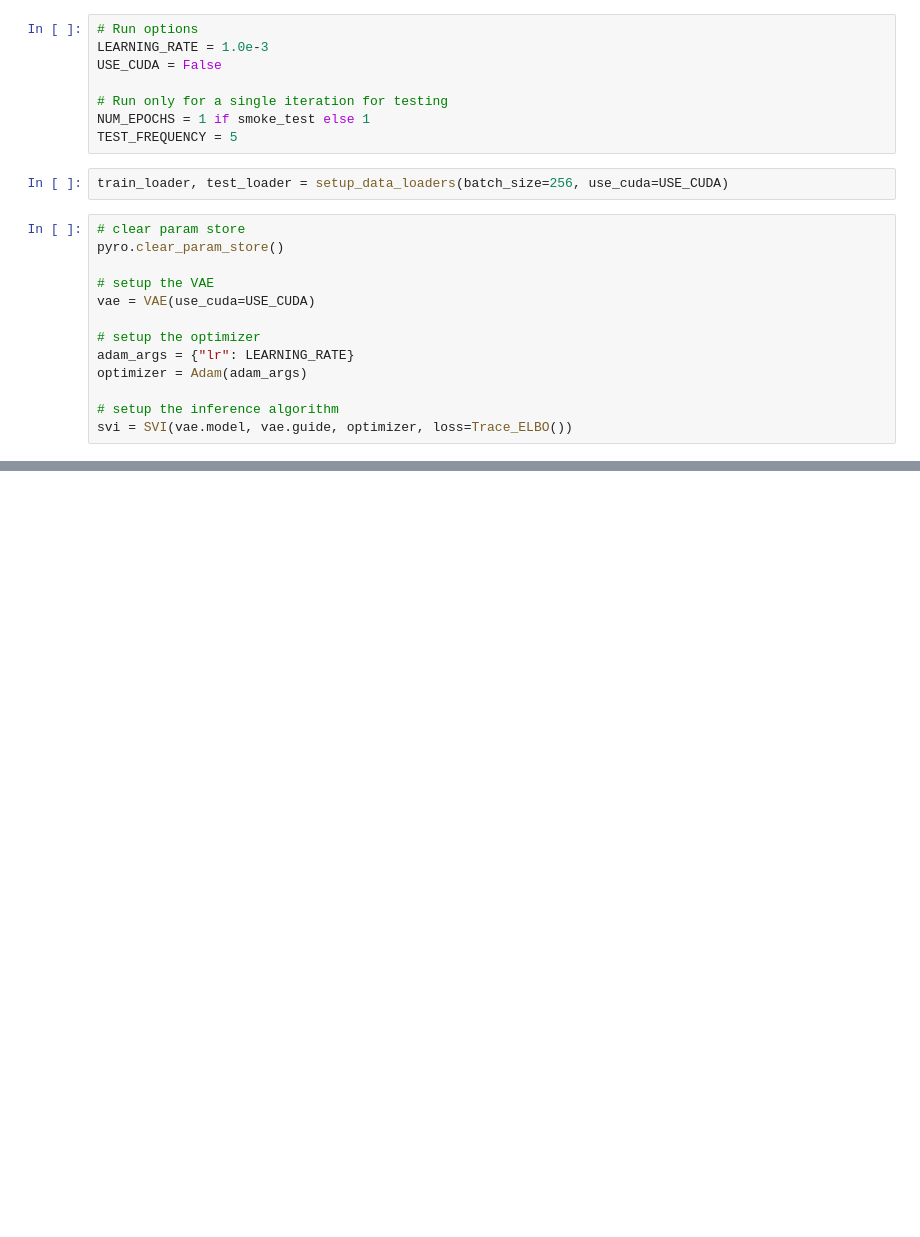
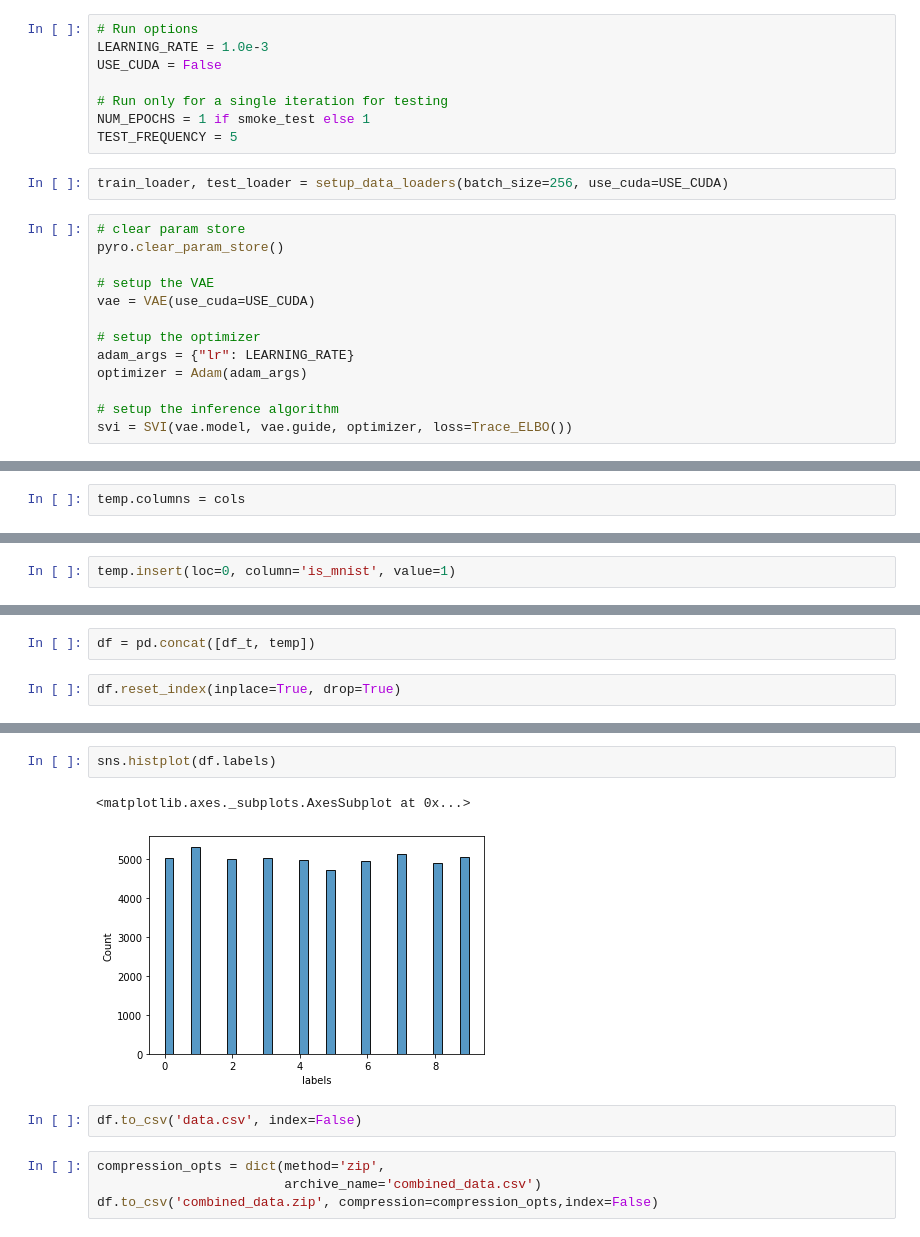
Before and after one commit to prasadshreyas/CS7290-Causal-ML-PyTorch, a Jupyter notebook: TMNIST_MNIST_Variational_Autoencoders.ipynb, the cells around one changed output, grey strips where cells are left out. Saved outputs shown, nothing was run; the diff lists cells and outputs as text; blank space fills up the shorter version.

```diff
--- a/TMNIST_MNIST_Variational_Autoencoders.ipynb
+++ b/TMNIST_MNIST_Variational_Autoencoders.ipynb
@@ -350,0 +473,2 @@ Label: 5
+# %%
+temp.columns = cols
@@ -350,0 +485,2 @@ Label: 5
+# %%
+temp.insert(loc=0, column='is_mnist', value=1)
@@ -350,0 +506,4 @@ Label: 5
+# %%
+df = pd.concat([df_t, temp])
+# %%
+df.reset_index(inplace=True, drop=True)
@@ -350,0 +526,11 @@ Label: 5
+# %%
+sns.histplot(df.labels)
+# %% [output]
+<matplotlib.axes._subplots.AxesSubplot at 0x...>
+[figure, added]
+# %%
+df.to_csv('data.csv', index=False)
+# %%
+compression_opts = dict(method='zip',
+                        archive_name='combined_data.csv')
+df.to_csv('combined_data.zip', compression=compression_opts,index=False)
```
Also changed, not shown: parts of 48 cells of this notebook.
